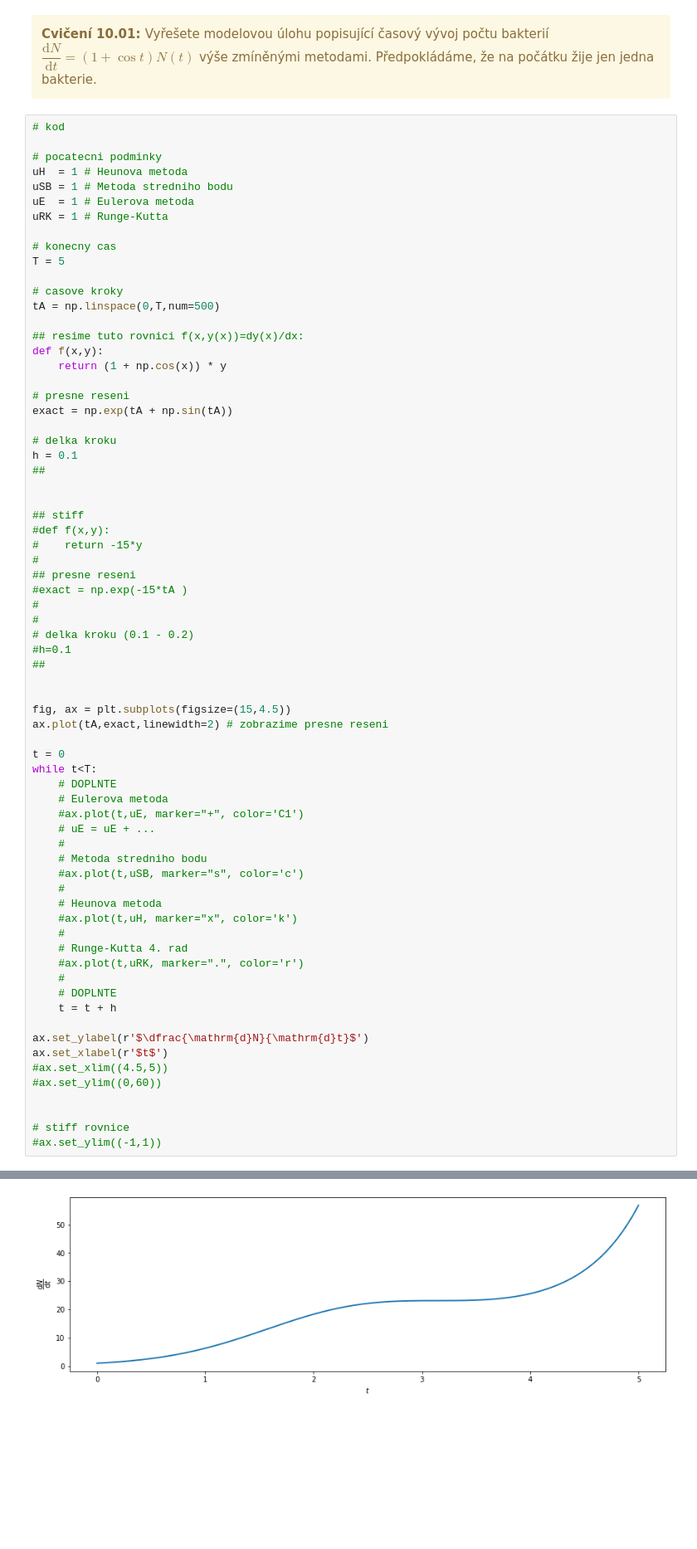
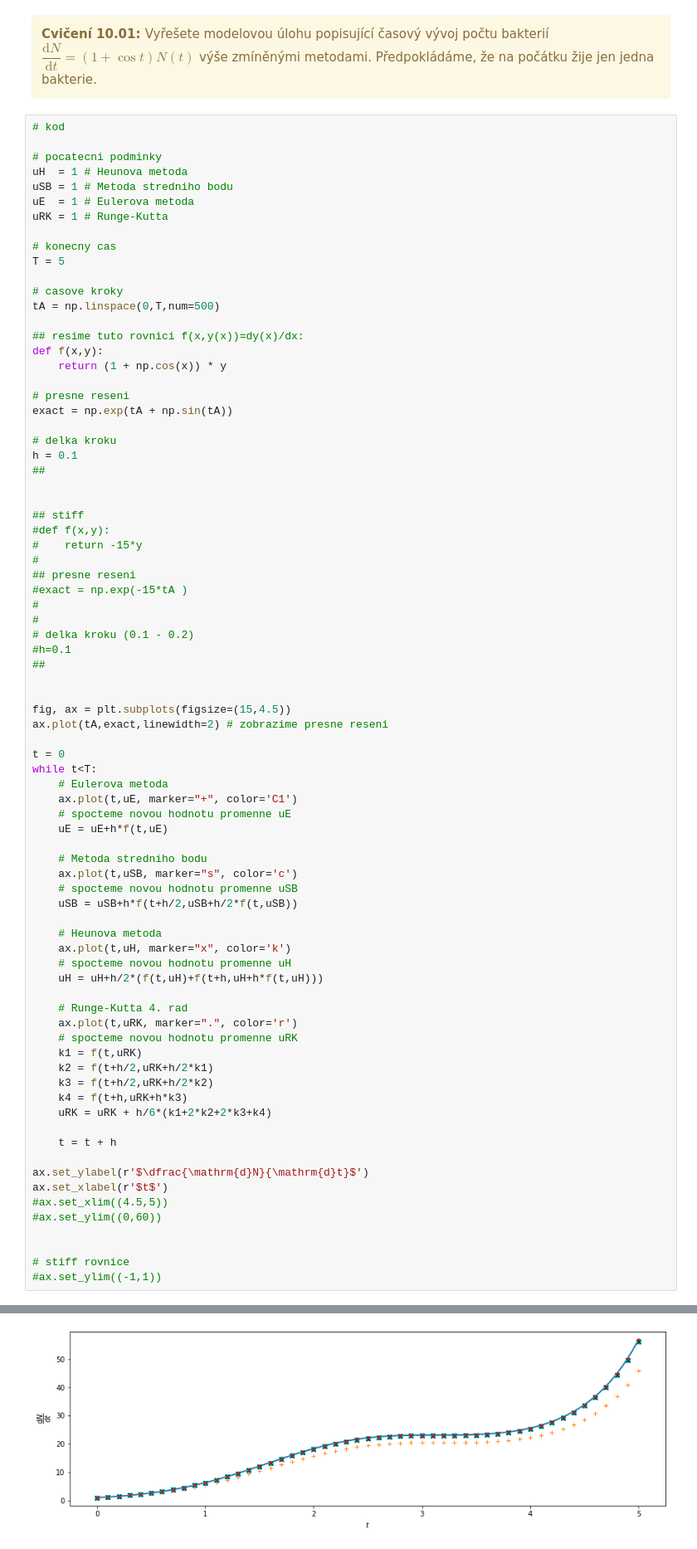
Before and after one commit to m-jirka/nme_cv, a Jupyter notebook: _build/html/_sources/Cviceni10.ipynb, the cells around one changed output, grey strips where cells are left out. Shown at 83% size. Drawn from its saved outputs; the diff is of its cells as text; blank space fills up the shorter version.

```diff
--- a/_build/html/_sources/Cviceni10.ipynb
+++ b/_build/html/_sources/Cviceni10.ipynb
@@ -85,45 +85,54 @@ h = 0.1
 ## presne reseni
 #exact = np.exp(-15*tA )
 #
 #
 # delka kroku (0.1 - 0.2)
 #h=0.1
 ##
 
 
 fig, ax = plt.subplots(figsize=(15,4.5))
 ax.plot(tA,exact,linewidth=2) # zobrazime presne reseni
 
 t = 0
 while t<T:
-    # DOPLNTE
     # Eulerova metoda
-    #ax.plot(t,uE, marker="+", color='C1')
-    # uE = uE + ...
-    #
+    ax.plot(t,uE, marker="+", color='C1')
+    # spocteme novou hodnotu promenne uE
+    uE = uE+h*f(t,uE)
+
     # Metoda stredniho bodu
-    #ax.plot(t,uSB, marker="s", color='c')
-    #
+    ax.plot(t,uSB, marker="s", color='c')
+    # spocteme novou hodnotu promenne uSB
+    uSB = uSB+h*f(t+h/2,uSB+h/2*f(t,uSB))
+
     # Heunova metoda
-    #ax.plot(t,uH, marker="x", color='k')
-    #
+    ax.plot(t,uH, marker="x", color='k')
+    # spocteme novou hodnotu promenne uH
+    uH = uH+h/2*(f(t,uH)+f(t+h,uH+h*f(t,uH)))
+
     # Runge-Kutta 4. rad
-    #ax.plot(t,uRK, marker=".", color='r')
-    #
-    # DOPLNTE
+    ax.plot(t,uRK, marker=".", color='r')
+    # spocteme novou hodnotu promenne uRK
+    k1 = f(t,uRK)
+    k2 = f(t+h/2,uRK+h/2*k1)
+    k3 = f(t+h/2,uRK+h/2*k2)
+    k4 = f(t+h,uRK+h*k3)
+    uRK = uRK + h/6*(k1+2*k2+2*k3+k4)
+
     t = t + h
 
 ax.set_ylabel(r'$\dfrac{\mathrm{d}N}{\mathrm{d}t}$')
 ax.set_xlabel(r'$t$')
 #ax.set_xlim((4.5,5))
 #ax.set_ylim((0,60))
 
 
 # stiff rovnice
 #ax.set_ylim((-1,1))
 # %% [output]
 Text(0.5, 0, '$t$')
-[figure, old version]
+[figure, new version]
 # %% [markdown]
 ## Stiff rovnice (rovnice se silným tlumením)
 - Takové rovnice, které v sobě obsahují útlum s charakteristickým časem $\tau \ll $ jiný charakteristický čas úlohy
```
Also changed, not shown: 30 other files.
